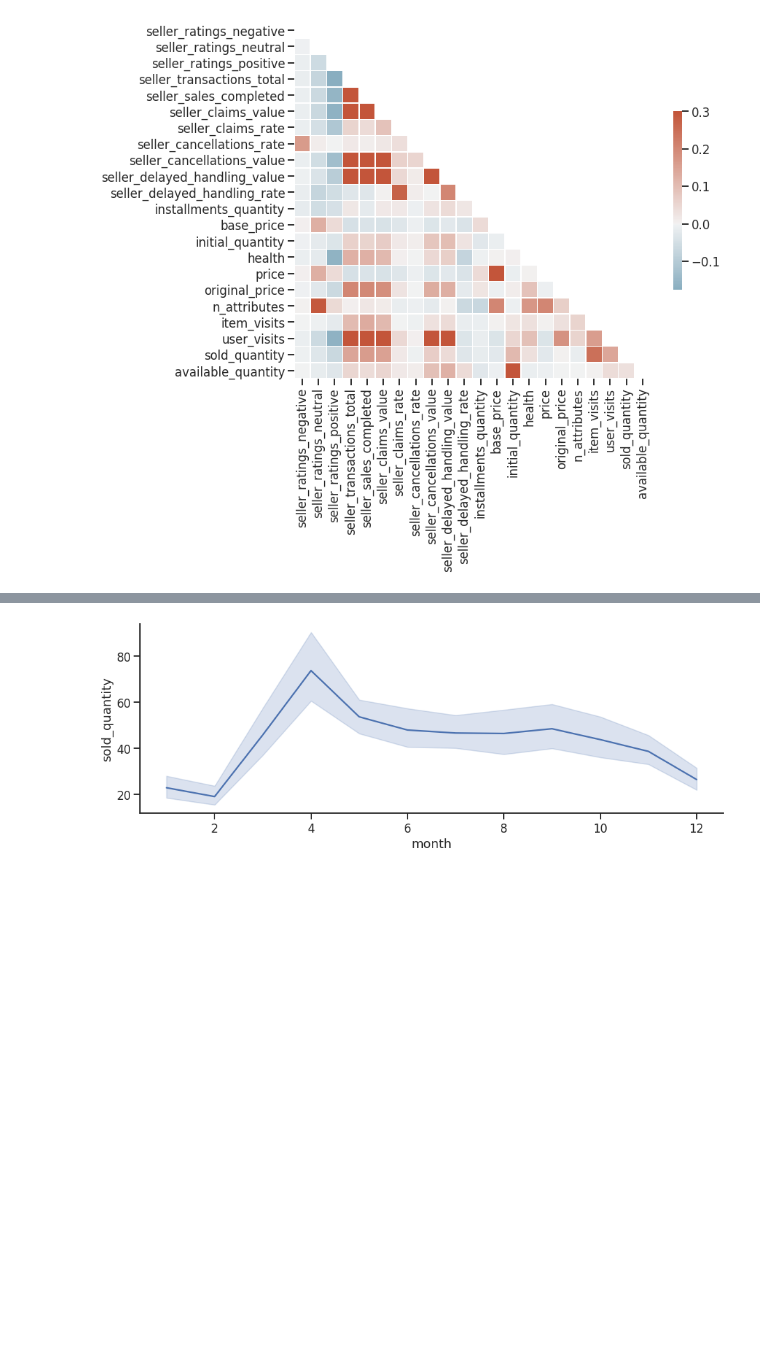
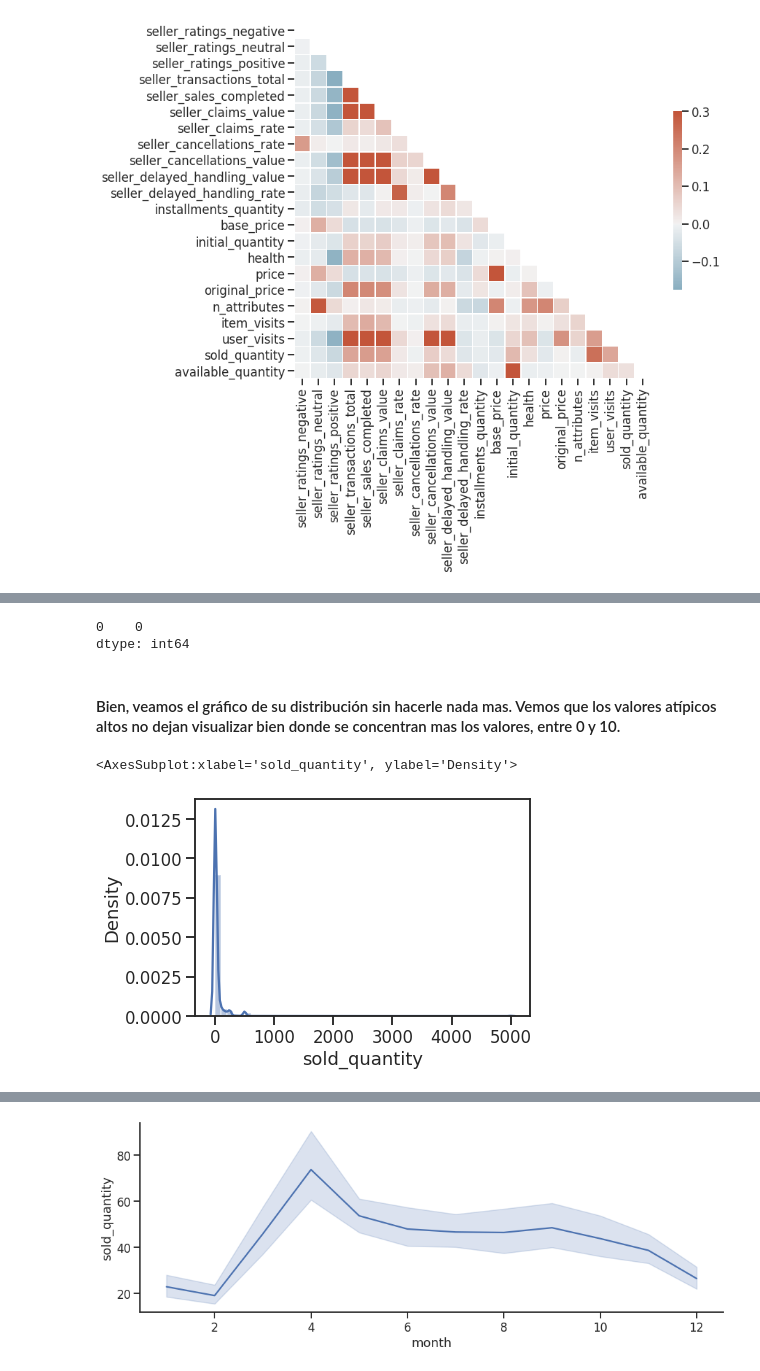
Before and after one commit to ramonblas/challenge_meli_ml_rllorente, a Jupyter notebook: EDAyPreprocesamiento.ipynb, the cells around one changed output, grey strips where cells are left out. Drawn from its saved outputs; the diff is of its cells as text; code cells hidden in the pictures; blank space fills up the shorter version.

```diff
--- a/EDAyPreprocesamiento.ipynb
+++ b/EDAyPreprocesamiento.ipynb
@@ -80,10 +87,0 @@ memory usage: 9.7+ MB
-# %%
-av_quant = df.available_quantity.values[:,0]
-sold_quant = df.sold_quantity.values[:,0]
-df = df.drop(['available_quantity', 'sold_quantity'], axis=1)
-# %%
-item_id = df.id.values[:,0]
-df = df.drop('id', axis=1)
-# %%
-df['sold_quantity'] = sold_quant
-df['available_quantity'] = av_quant
@@ -125,4 +125,3 @@ seller_contact_webpage tiene 0.9626 faltantes
 #### Como bien sabemos de la documentacion del presente desafío, el campo _"original_price"_ esta null cuando no tiene precio con descuento. Por lo que hay hay solo un %8.5 de observaciones con descuento: la dejaremos como variable indicadora del mismo. Luego _"seller_contact_webpage"_ y _"sale_price"_ tienen una proporcion muy alta de faltantes, por lo tanto las quitaremos.
 # %%
 df = df.drop(['sale_price', 'seller_contact_webpage'], axis=1)
-df['original_price'] = df['original_price'].fillna(0)
@@ -188,0 +174,12 @@ sns.despine()
+# %%
+df.sold_quantity.mode()
+# %% [output]
+0    0
+dtype: int64
+# %% [markdown]
+#### Bien, veamos el gráfico de su distribución sin hacerle nada mas. Vemos que los valores atípicos altos no dejan visualizar bien donde se concentran mas los valores, entre 0 y 10.
+# %%
+sns.distplot(df.sold_quantity)
+# %% [output]
+<AxesSubplot:xlabel='sold_quantity', ylabel='Density'>
+[figure, added]
```
Also changed, not shown: parts of 100 cells of this notebook, 1 other file.
